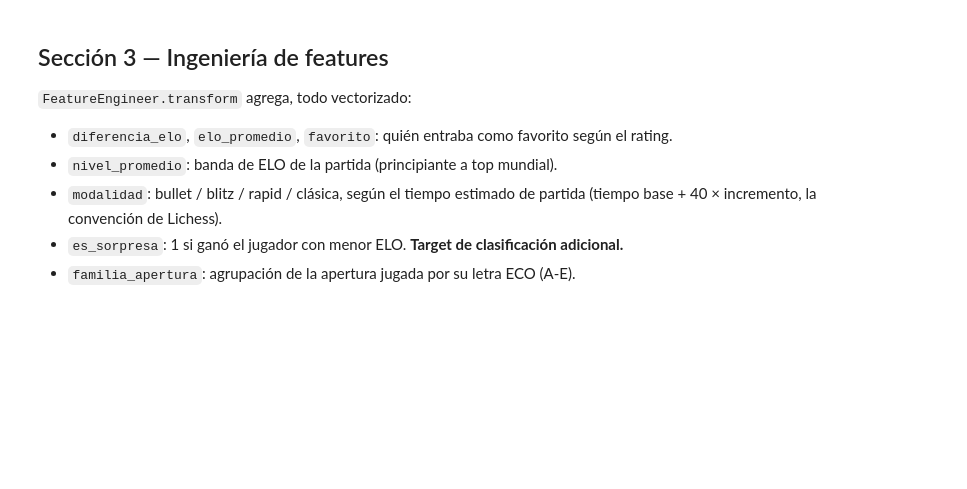
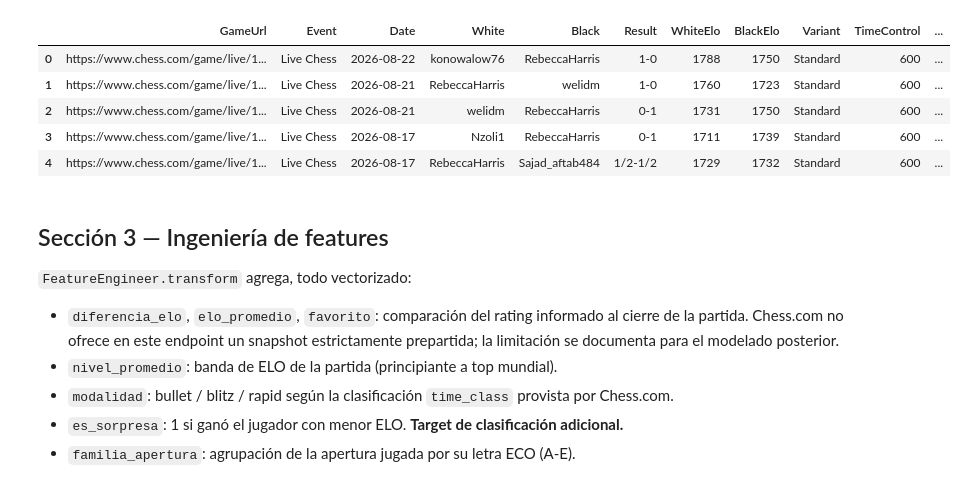
Before and after one commit to BautistaAlosMartorell/chess-outcome-prediction, a Jupyter notebook: notebooks/01_data_ingestion_verification.ipynb, the cells around one changed output. Cells and saved outputs as stored; diff of their text form; code cells hidden in the pictures; blank space fills up the shorter version.

```diff
--- a/notebooks/01_data_ingestion_verification.ipynb
+++ b/notebooks/01_data_ingestion_verification.ipynb
@@ -39,5 +41,5 @@ config = load_config(CONFIG_PATH)
 # %%
-# Download PGN games for every configured user (skips automatically if already present)
+# Download monthly game archives for every configured user.
 downloader = DataDownloader(config)
-pgn_paths = downloader.download_all()
-pgn_paths
+raw_paths = downloader.download_all()
+raw_paths
@@ -48,9 +67,10 @@ El formato PGN no es un CSV: cada partida es un bloque de encabezados `[Clave "V
 # %%
-# Parse, clean and validate all downloaded PGNs
+# Parse, clean and validate all downloaded JSON archives.
 cleaner = DataCleaner(config)
-df, raw_row_count = cleaner.clean(pgn_paths)
+df, raw_row_count = cleaner.clean(raw_paths)
 df = cleaner.optimize_dtypes(df)
 
 print(f"Partidas crudas: {raw_row_count:,}")
 print(f"Partidas válidas: {len(df):,} ({100 * len(df) / raw_row_count:.1f}% retenidas)")
 df.head()
+# %% [output]
@@ -57,11 +89,17 @@ df.head()
+|  | GameUrl | Event | Date | White | Black | Result | WhiteElo | BlackElo | Variant | TimeControl | ... |
+| 0 | https://www.chess.com/game/live/1... | Live Chess | 2026-08-22 | konowalow76 | RebeccaHarris | 1-0 | 1788 | 1750 | Standard | 600 | ... |
+| 1 | https://www.chess.com/game/live/1... | Live Chess | 2026-08-21 | RebeccaHarris | welidm | 1-0 | 1760 | 1723 | Standard | 600 | ... |
+| 2 | https://www.chess.com/game/live/1... | Live Chess | 2026-08-21 | welidm | RebeccaHarris | 0-1 | 1731 | 1750 | Standard | 600 | ... |
+| 3 | https://www.chess.com/game/live/1... | Live Chess | 2026-08-17 | Nzoli1 | RebeccaHarris | 0-1 | 1711 | 1739 | Standard | 600 | ... |
+| 4 | https://www.chess.com/game/live/1... | Live Chess | 2026-08-17 | RebeccaHarris | Sajad_aftab484 | 1/2-1/2 | 1729 | 1732 | Standard | 600 | ... |
 # %% [markdown]
 ## Sección 3 — Ingeniería de features
 
 `FeatureEngineer.transform` agrega, todo vectorizado:
 
-- `diferencia_elo`, `elo_promedio`, `favorito`: quién entraba como favorito según el rating.
+- `diferencia_elo`, `elo_promedio`, `favorito`: comparación del rating informado al cierre de la partida. Chess.com no ofrece en este endpoint un snapshot estrictamente prepartida; la limitación se documenta para el modelado posterior.
 - `nivel_promedio`: banda de ELO de la partida (principiante a top mundial).
-- `modalidad`: bullet / blitz / rapid / clásica, según el tiempo estimado de partida (tiempo base + 40 × incremento, la convención de Lichess).
+- `modalidad`: bullet / blitz / rapid según la clasificación `time_class` provista por Chess.com.
 - `es_sorpresa`: 1 si ganó el jugador con menor ELO. **Target de clasificación adicional.**
 - `familia_apertura`: agrupación de la apertura jugada por su letra ECO (A-E).
 # %%
```
Also changed, not shown: parts of 19 cells of this notebook, 9 other files.
